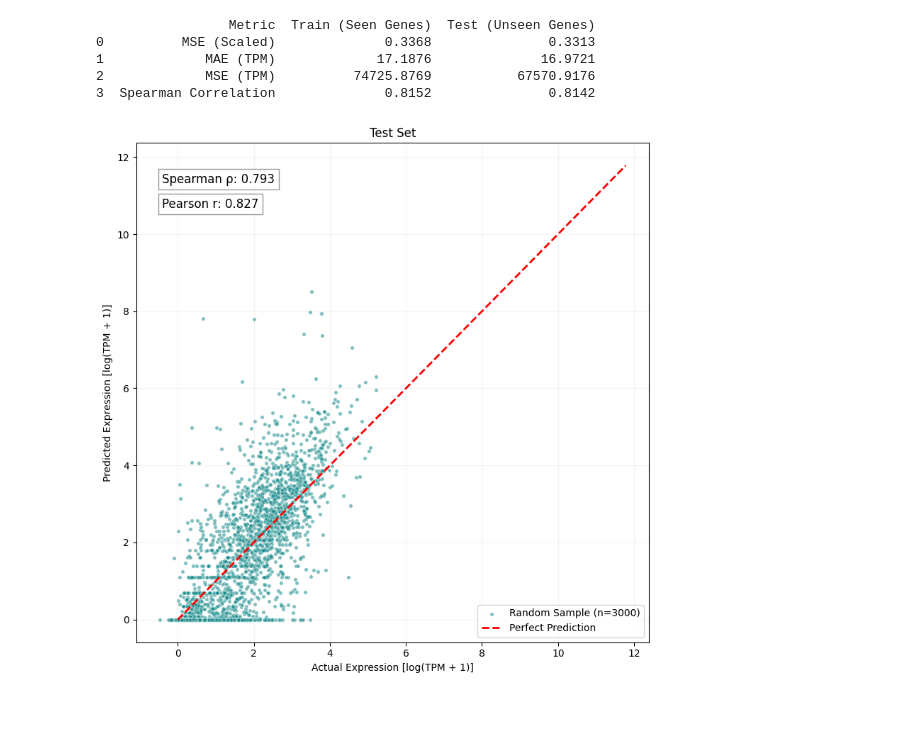
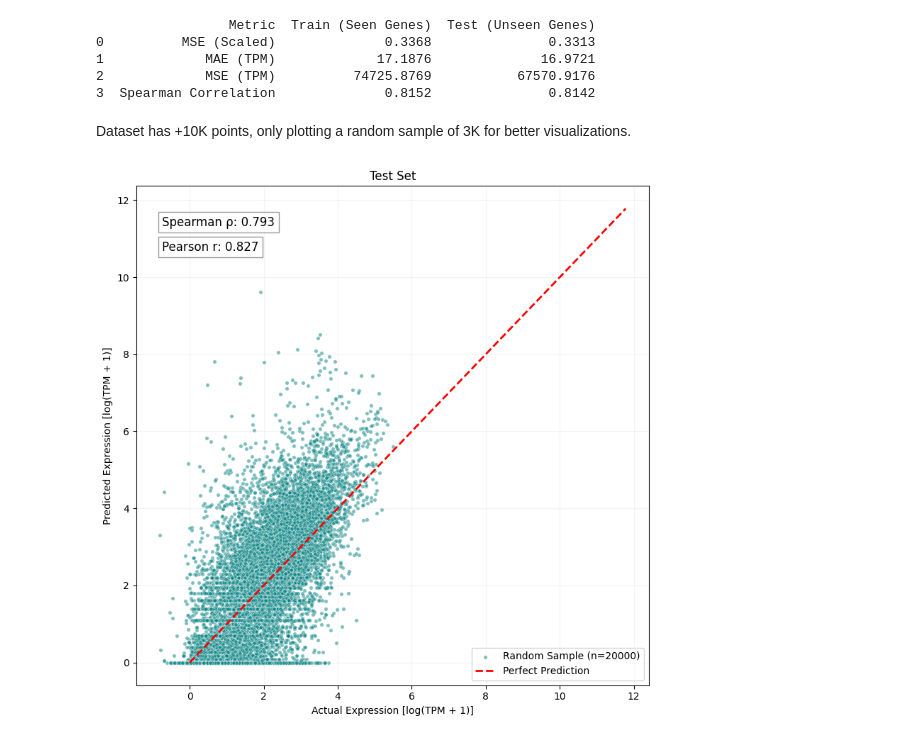
Before and after one commit to alex-suero/nn-group-project, a Jupyter notebook: local_combined.ipynb, the cells around one changed output. Drawn from its saved outputs; the diff is of its cells as text; code cells hidden in the pictures; blank space fills up the shorter version.

```diff
--- a/local_combined.ipynb
+++ b/local_combined.ipynb
@@ -457,10 +461,12 @@ print(results_df.round(4))
 1             MAE (TPM)             17.1876              16.9721
 2             MSE (TPM)          74725.8769           67570.9176
 3  Spearman Correlation              0.8152               0.8142
+# %% [markdown]
+Dataset has +10K points, only plotting a random sample of 3K for better visualizations.
 # %%
 plot_expression_predictions(test_tar, test_pred, title='Test Set',
-                            sample_size=3000)
+                            sample_size=20000)
 # %% [output]
-[figure, old version]
+[figure, new version]
 # %%
 plot_expression_predictions(train_tar, train_pred, title='Train Set',
```
Also changed, not shown: parts of 3 cells of this notebook.
